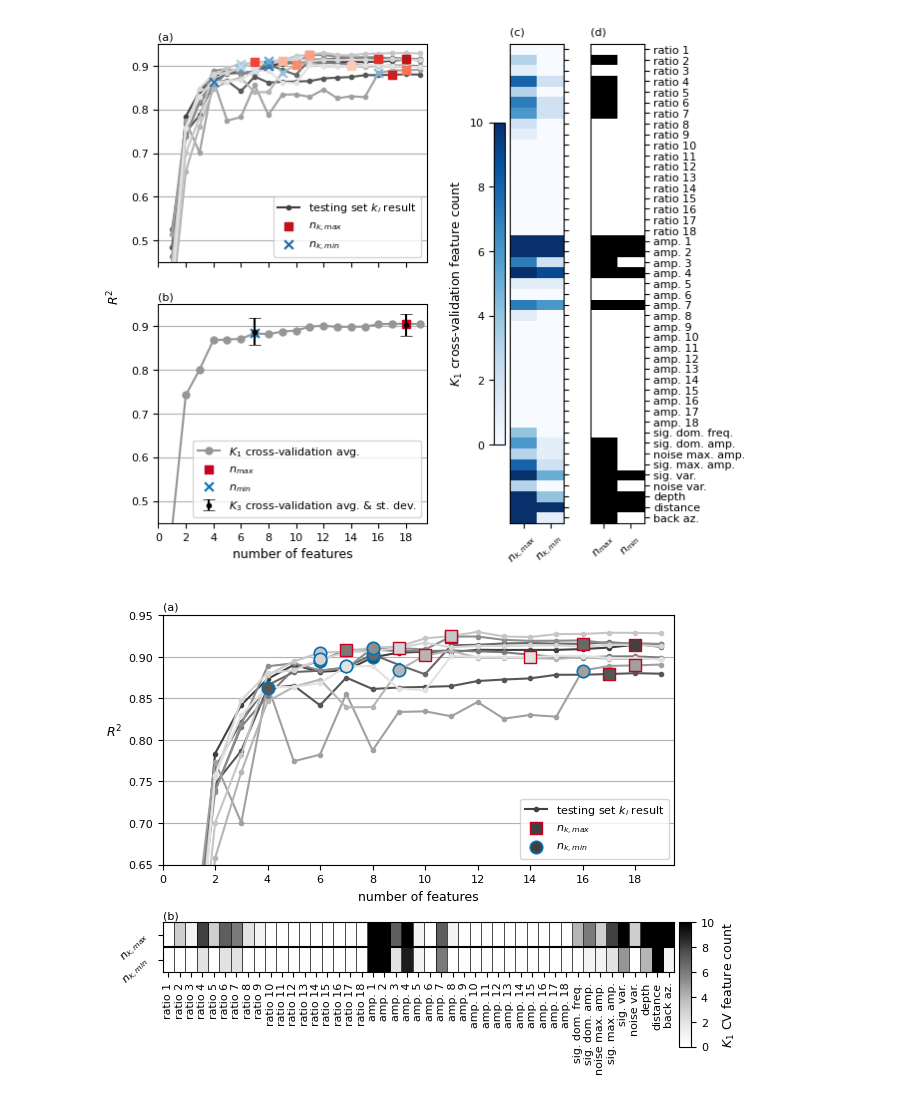
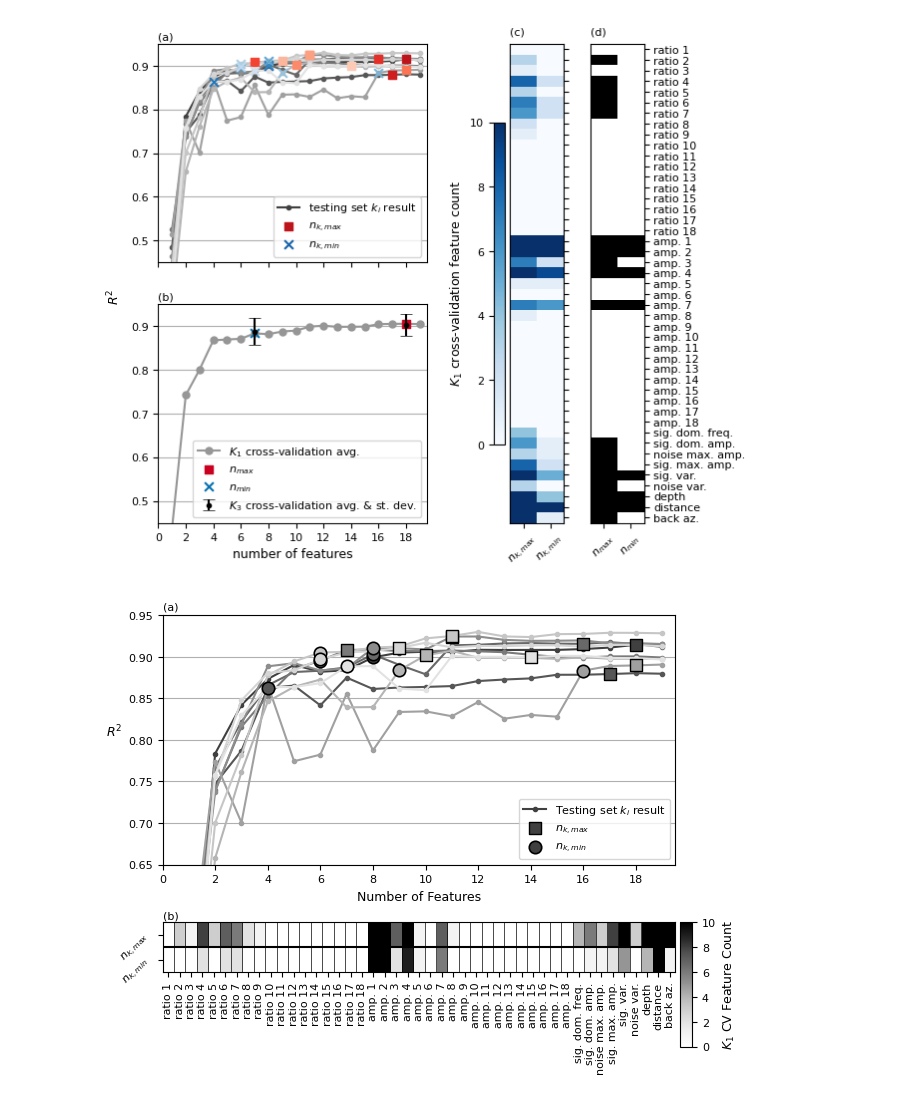
Before and after one commit to armstrong06/featmag, a Jupyter notebook: notebooks_feature_selection/RFE_example_fig.ipynb, the cells around one changed output. Saved outputs shown, nothing was run; the diff lists cells and outputs as text; code cells hidden in the pictures.

Commit message:
update figure labels

```diff
--- a/notebooks_feature_selection/RFE_example_fig.ipynb
+++ b/notebooks_feature_selection/RFE_example_fig.ipynb
@@ -251,7 +251,7 @@ N = len(full_score_array[0])
 x = np.arange(N)+1
 
 # Plot all profiles for K-fold cross-val
-line_label = 'testing set $k_i$ result'
+line_label = 'Testing set $k_i$ result'
 bestk_scatter_label = bestk_N_label
 ostek_scatter_label = ostek_N_label
 for j, f in enumerate(full_score_array):
@@ -270,16 +270,16 @@ for j, f in enumerate(full_score_array):
                                 label=bestk_scatter_label,
                                 zorder=20,
                                 s=80,
-                                edgecolor='#ca0020',
-                                #edgecolor='k',
+                                #edgecolor='#ca0020',
+                                edgecolor='k',
                                 linewidth=1.0)
     axes[0].scatter(cv_oste_N, f[cv_oste_N-1], marker="o",
                                color=cm.Greys_r(cmval),
                                #color='#0571b0',
                                label=ostek_scatter_label, zorder=20,
                                s=80,
-                               edgecolor='#0571b0',
-                               #edgecolor='k',
+                               #edgecolor='#0571b0',
+                               edgecolor='k',
                                linewidth=1.2)
     bestk_scatter_label = None
     ostek_scatter_label = None
@@ -309,34 +309,34 @@ axes[0].set_ylabel("$R^2$", rotation=0, labelpad=10)
 #                 label=oste_N_label,
 #                 zorder=20,
 #                 s=90,
 #                 edgecolor='k',
 #                 linewidth=1.0)
 
 
 # Plot heat map for rfecv
 im1 = axes[1].imshow(rfecv_merge.T.to_numpy(), cmap=cm.Grays, aspect='auto')
 axes[1].set_xticks(np.arange(rfecv_merge.shape[0]), feature_names, rotation=90)
 axes[1].set_yticks(np.arange(rfecv_merge.shape[1]),
                 [bestk_N_label, ostek_N_label],
                 rotation=45);
 axes[1].axhline(0.5, color='k')
 for l in np.arange(rfecv_merge.shape[0])+0.5:
     axes[1].axvline(l, color='k', linewidth=0.5)
-plt.colorbar(im1, location='right', label="$K_1$ CV feature count",
+plt.colorbar(im1, location='right', label="$K_1$ CV Feature Count",
              shrink=2.5, aspect=10, pad=0.01, anchor=(1.0, 1.0),)
 
 # Left plot settings
 axes[0].set_ylim([0.65, 0.95])
 axes[0].set_xlim([0.5, 19.5])
 axes[0].set_xticks(np.arange(0, 20, 2));
-axes[0].set_xlabel("number of features")
+axes[0].set_xlabel("Number of Features")
 
 splabels = ['(a)', '(b)']
 spypos = [1.02, 1.06]
 for i in range(2):
     shiftx = 0
     axes[i].text(0, spypos[i], splabels[i], transform=axes[i].transAxes)
 
-fig.savefig("../figures/rfe_summary_example_simple.png", dpi=300)
+fig.savefig("../figures/rfe_summary_example_simple_nocolor.png", dpi=300)
 # %% [output]
-[figure, old version]
+[figure, new version]
```
Also changed, not shown: 5 other files.
